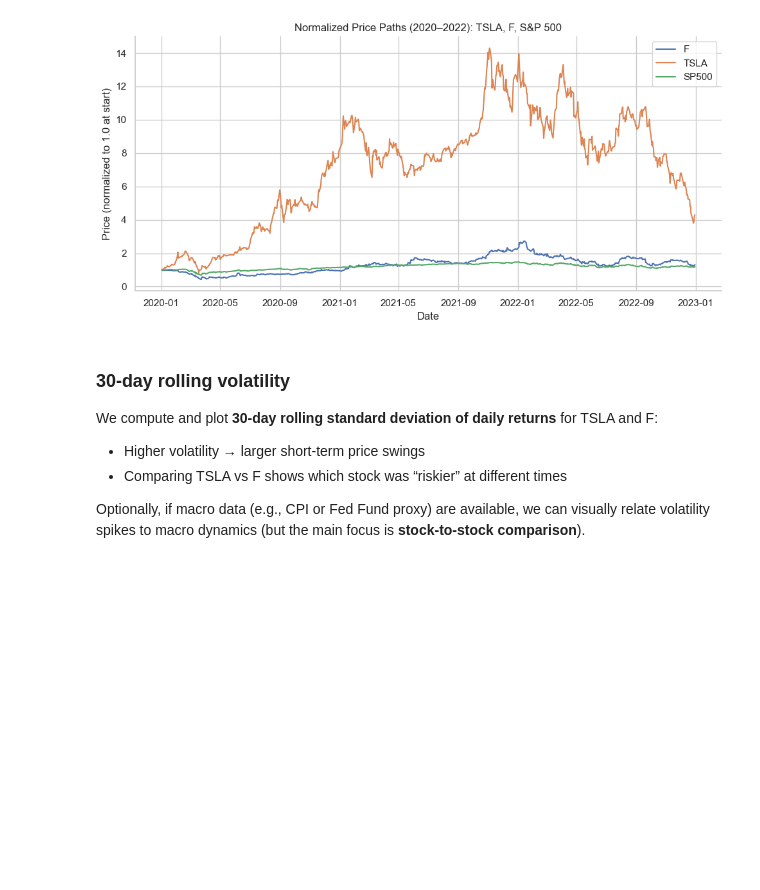
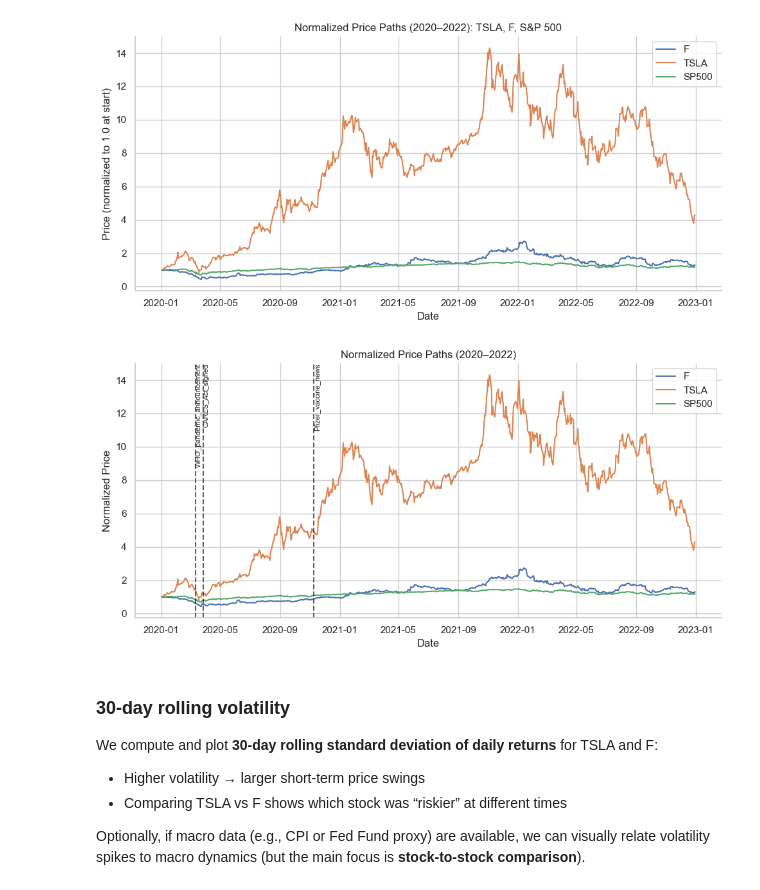
Before and after one commit to jonatanalcala/tsla-f-covid19-event-analysis, a Jupyter notebook: tsla_f_covid_volatility_analysis.ipynb, the cells around one changed output. Saved outputs shown, nothing was run; the diff lists cells and outputs as text; code cells hidden in the pictures; blank space fills up the shorter version.

```diff
--- a/tsla_f_covid_volatility_analysis.ipynb
+++ b/tsla_f_covid_volatility_analysis.ipynb
@@ -129,7 +129,7 @@ event_dates = {
 }
 
 # FRED configuration
-FRED_API_KEY = "[API_KEY]"
+FRED_API_KEY = "ac08aafee7abbbe826ceef2803cd4ae6"
 
 # FRED series IDs
 FRED_SERIES = {
@@ -448,6 +448,27 @@ plt.tight_layout()
 plt.show()
 # %% [output]
 [figure]
+# %%
+plt.figure()
+
+for col in norm_prices.columns:
+    plt.plot(norm_prices.index, norm_prices[col], label=col)
+
+# Add vertical announcement lines
+for name, date_str in event_dates.items():
+    date = pd.to_datetime(date_str)
+    plt.axvline(x=date, color='k', linestyle='--', alpha=0.7)
+    plt.text(date, plt.ylim()[1], name,
+             rotation=90, verticalalignment='top', fontsize=8)
+
+plt.title("Normalized Price Paths (2020–2022)")
+plt.xlabel("Date")
+plt.ylabel("Normalized Price")
+plt.legend()
+plt.tight_layout()
+plt.show()
+# %% [output]
+[figure, added]
 # %% [markdown]
 ### **30-day rolling volatility**
 
```
Also changed, not shown: parts of 1 cell of this notebook.
